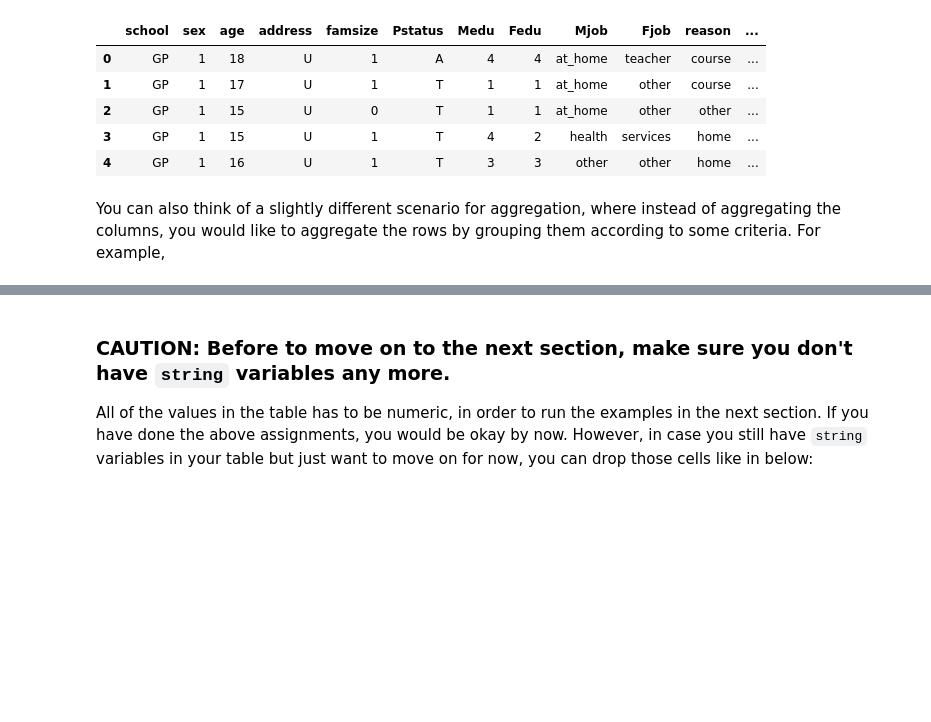
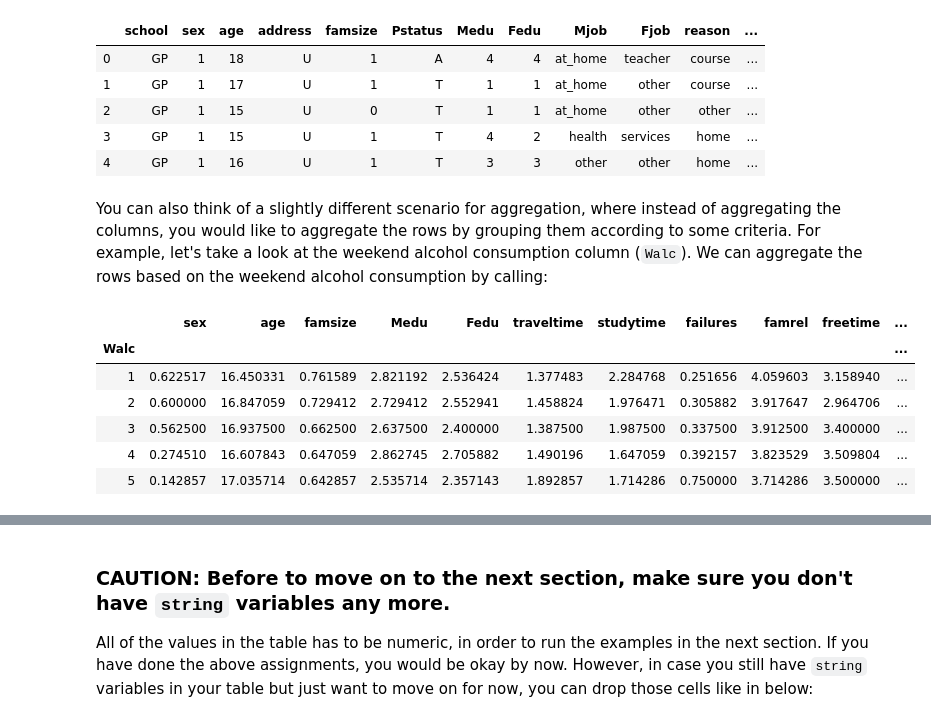
Before and after one commit to stephenbaek/bigdata, a Jupyter notebook: in-class-assignments/ica04/Data_Preprocessing_and_Visualization.ipynb, the cells around one changed output, grey strips where cells are left out. Saved outputs shown, nothing was run; the diff lists cells and outputs as text; code cells hidden in the pictures; blank space fills up the shorter version.

```diff
--- a/in-class-assignments/ica04/Data_Preprocessing_and_Visualization.ipynb
+++ b/in-class-assignments/ica04/Data_Preprocessing_and_Visualization.ipynb
@@ -214,4 +209,14 @@ df.head(5)
 | 3 | GP | 1 | 15 | U | 1 | T | 4 | 2 | health | services | home | ... |
 | 4 | GP | 1 | 16 | U | 1 | T | 3 | 3 | other | other | home | ... |
 # %% [markdown]
-You can also think of a slightly different scenario for aggregation, where instead of aggregating the columns, you would like to aggregate the rows by grouping them according to some criteria. For example,
+You can also think of a slightly different scenario for aggregation, where instead of aggregating the columns, you would like to aggregate the rows by grouping them according to some criteria. For example, let's take a look at the weekend alcohol consumption column (`Walc`). We can aggregate the rows based on the weekend alcohol consumption by calling:
+# %%
+df.groupby('Walc').mean()
+# %% [output]
+|  | sex | age | famsize | Medu | Fedu | traveltime | studytime | failures | famrel | freetime | ... |
+| Walc |  |  |  |  |  |  |  |  |  |  | ... |
+| 1 | 0.622517 | 16.450331 | 0.761589 | 2.821192 | 2.536424 | 1.377483 | 2.284768 | 0.251656 | 4.059603 | 3.158940 | ... |
+| 2 | 0.600000 | 16.847059 | 0.729412 | 2.729412 | 2.552941 | 1.458824 | 1.976471 | 0.305882 | 3.917647 | 2.964706 | ... |
+| 3 | 0.562500 | 16.937500 | 0.662500 | 2.637500 | 2.400000 | 1.387500 | 1.987500 | 0.337500 | 3.912500 | 3.400000 | ... |
+| 4 | 0.274510 | 16.607843 | 0.647059 | 2.862745 | 2.705882 | 1.490196 | 1.647059 | 0.392157 | 3.823529 | 3.509804 | ... |
+| 5 | 0.142857 | 17.035714 | 0.642857 | 2.535714 | 2.357143 | 1.892857 | 1.714286 | 0.750000 | 3.714286 | 3.500000 | ... |
```
Also changed, not shown: parts of 9 cells of this notebook.
